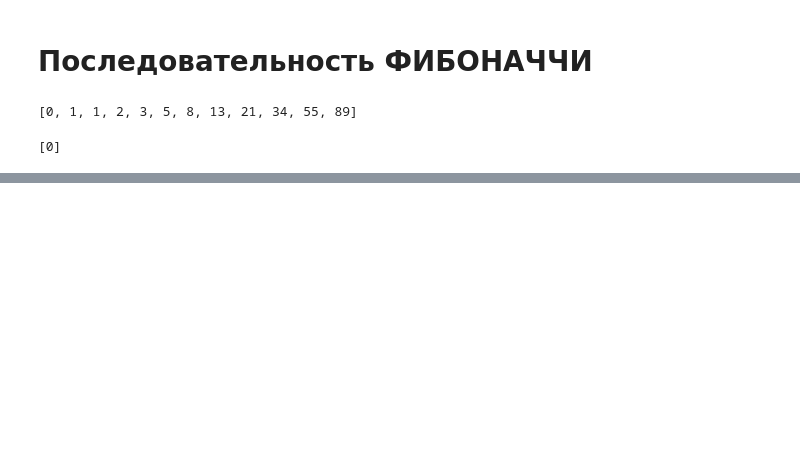
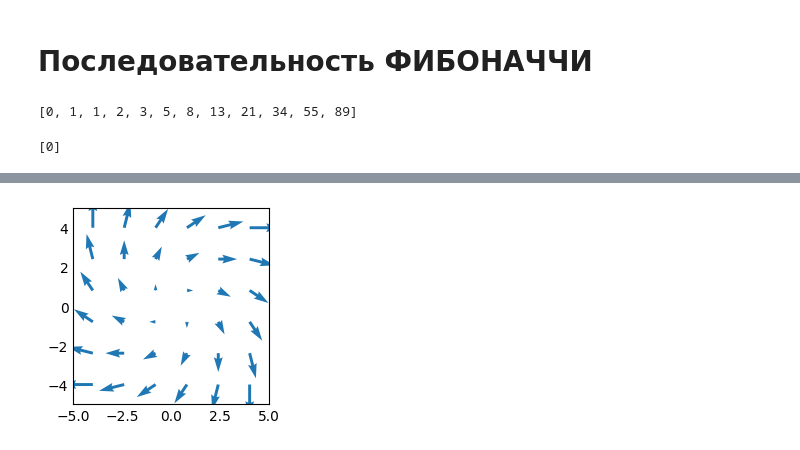
Before and after one commit to Isaev57Vadim/Jupyter, a Jupyter notebook: Second.ipynb, the cells around one changed output, grey strips where cells are left out. Cells and saved outputs as stored; diff of their text form; code cells hidden in the pictures; blank space fills up the shorter version.

```diff
--- a/Second.ipynb
+++ b/Second.ipynb
@@ -21,0 +72,23 @@ fibonacci(1)
+# %%
+# quiver - колчан
+
+plt.style.use('_mpl-gallery-nogrid')
+
+# make data
+x = np.linspace(-4, 4, 6)
+y = np.linspace(-4, 4, 6)
+X, Y = np.meshgrid(x, y)
+U = X + Y
+V = Y - X
+
+# plot
+fig, ax = plt.subplots()
+
+ax.quiver(X, Y, U, V, color="C0", angles='xy',
+          scale_units='xy', scale=5, width=.015)
+
+ax.set(xlim=(-5, 5), ylim=(-5, 5))
+
+plt.show()
+# %% [output]
+[figure, added]
```
Also changed, not shown: parts of 5 cells of this notebook.
